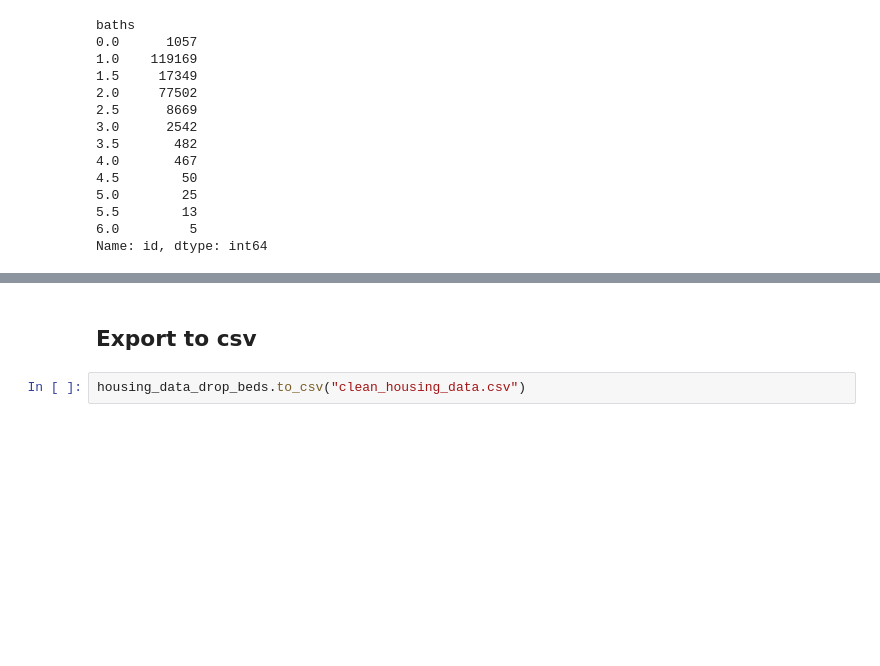
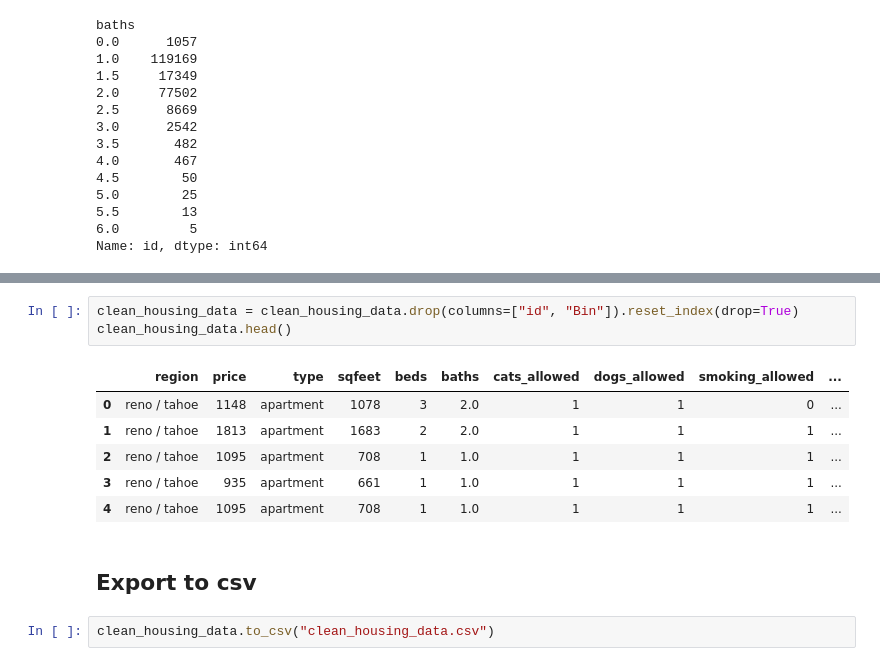
Before and after one commit to diana-arango/Real_estate_team, a Jupyter notebook: data_cleaning.ipynb, the cells around one changed output, grey strips where cells are left out. Cells and saved outputs as stored; diff of their text form; blank space fills up the shorter version.

```diff
--- a/data_cleaning.ipynb
+++ b/data_cleaning.ipynb
@@ -422,4 +520,14 @@ Name: id, dtype: int64
+# %%
+clean_housing_data = clean_housing_data.drop(columns=["id", "Bin"]).reset_index(drop=True)
+clean_housing_data.head()
+# %% [output]
+|  | region | price | type | sqfeet | beds | baths | cats_allowed | dogs_allowed | smoking_allowed | ... |
+| 0 | reno / tahoe | 1148 | apartment | 1078 | 3 | 2.0 | 1 | 1 | 0 | ... |
+| 1 | reno / tahoe | 1813 | apartment | 1683 | 2 | 2.0 | 1 | 1 | 1 | ... |
+| 2 | reno / tahoe | 1095 | apartment | 708 | 1 | 1.0 | 1 | 1 | 1 | ... |
+| 3 | reno / tahoe | 935 | apartment | 661 | 1 | 1.0 | 1 | 1 | 1 | ... |
+| 4 | reno / tahoe | 1095 | apartment | 708 | 1 | 1.0 | 1 | 1 | 1 | ... |
 # %% [markdown]
 ## Export to csv
 # %%
-housing_data_drop_beds.to_csv("clean_housing_data.csv")
+clean_housing_data.to_csv("clean_housing_data.csv")
```
Also changed, not shown: parts of 20 cells of this notebook.
